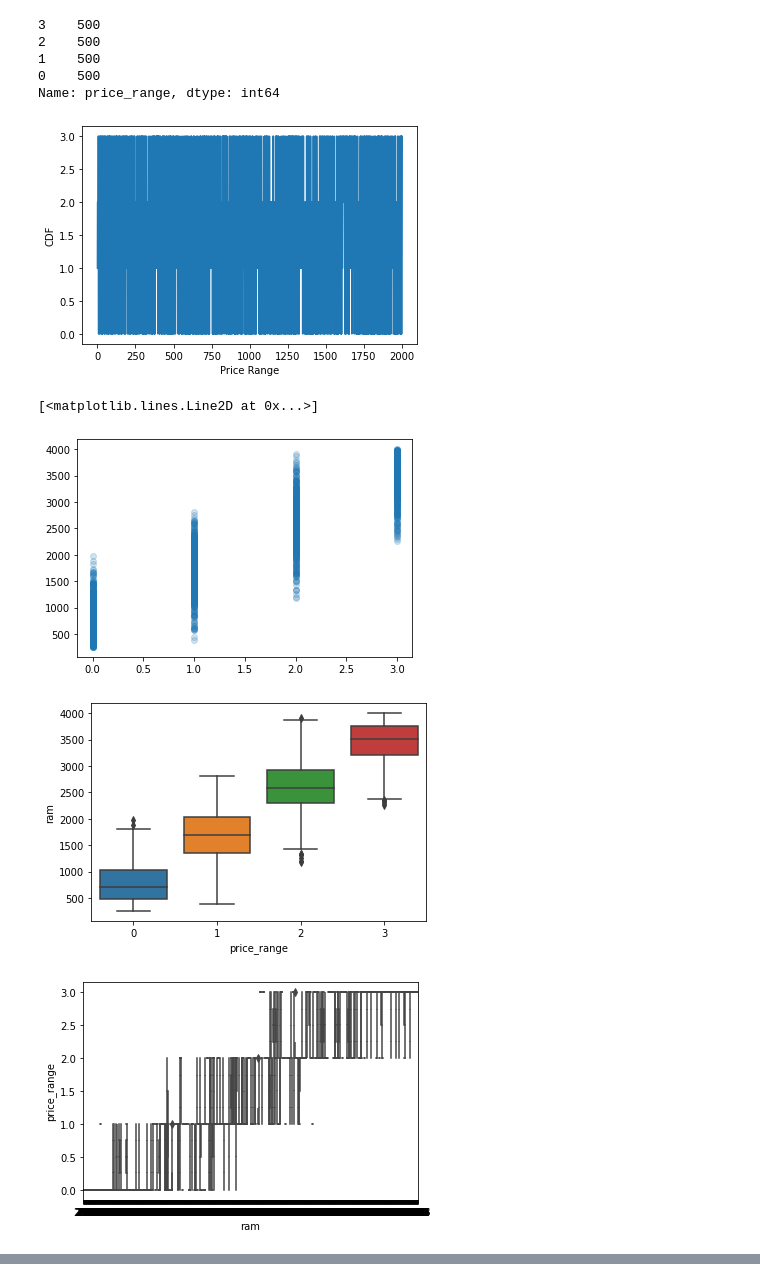
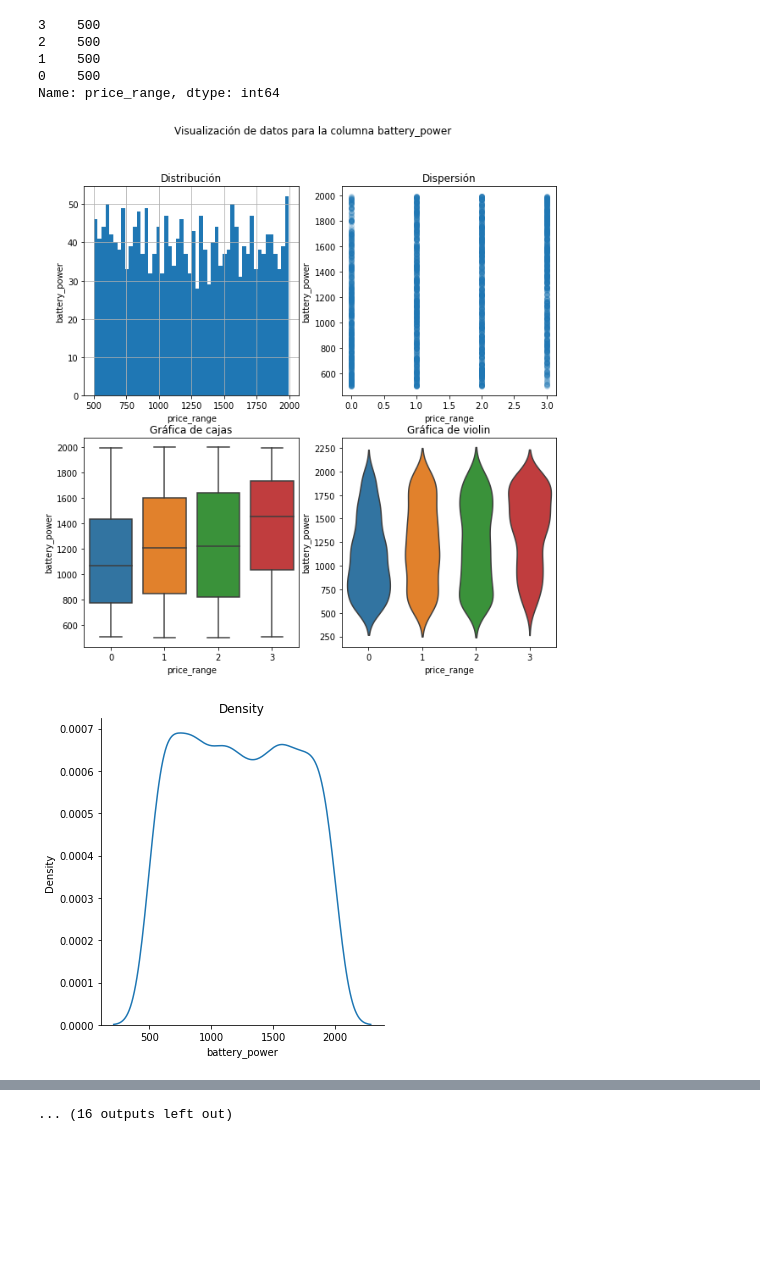
Before and after one commit to ikeinyyo/SSLTelecom, a Jupyter notebook: src/notebooks/Analysis.ipynb, the cells around one changed output, grey strips where cells are left out. Drawn from its saved outputs; the diff is of its cells as text; code cells hidden in the pictures; blank space fills up the shorter version.

Commit message:
Add multiple plots

```diff
--- a/src/notebooks/Analysis.ipynb
+++ b/src/notebooks/Analysis.ipynb
@@ -111,28 +114,34 @@ df['price_range'].value_counts()
 1    500
 0    500
 Name: price_range, dtype: int64
-# %%
-from empiricaldist import Cdf
-
-df_cdf = Cdf(df['price_range'])
-df_cdf.plot()
-plt.xlabel('Price Range')
-plt.ylabel('CDF')
-plt.show()
-# %% [output]
-[figure, removed]
-# %%
-plt.plot(df['price_range'],  df['ram'], 'o', alpha=0.2)
-# %% [output]
-[<matplotlib.lines.Line2D at 0x...>]
-[figure, removed]
-# %%
-import seaborn as sns
-
-sns.boxplot(data=df, x='price_range', y='ram')
-plt.show()
-# %% [output]
-[figure, removed]
 # %%
+def show_variable(column_name, bins=50):
+    fig, ((ax1, ax2), (ax3, ax4)) = plt.subplots(2, 2, figsize=(10,10))
+    fig.suptitle(f'Visualización de datos para la columna {column_name}')
+
+    df[column_name].hist(bins=bins, ax=ax1)
+    ax1.set_title('Distribución')
+    ax1.set_xlabel('price_range')
+    ax1.set_ylabel(column_name)
+
+    ax2.plot(df['price_range'],  df[column_name], 'o', alpha=0.2)
+    ax2.set_title('Dispersión')
+    ax2.set_xlabel('price_range')
+    ax2.set_ylabel(column_name)
+
+    sns.boxplot(data=df, x='price_range', y=column_name, ax=ax3)
+    ax3.set_title('Gráfica de cajas')
+
+    sns.violinplot(data=df, x='price_range', y=column_name, ax=ax4, inner=None)
+    ax4.set_title('Gráfica de violin')
+
+    sns.displot(data=df, x=column_name, kind="kde")
+    plt.title("Density")
-# %% [output]
-[figure, removed]
+# %%
+discrete_columns = ['battery_power','clock_speed', 'fc', 'int_memory', 'm_dep', 'mobile_wt',
+ 'n_cores', 'pc', 'px_height', 'px_width', 'ram', 'sc_h', 'sc_w','talk_time']
+for column in discrete_columns:
+    show_variable(column)
+# %% [output]
+[figure, added]
+[figure, added]
@@ -138,0 +158 @@ plt.show()
+... (16 outputs left out)
```
Also changed, not shown: parts of 2 cells of this notebook, 1 other file.
